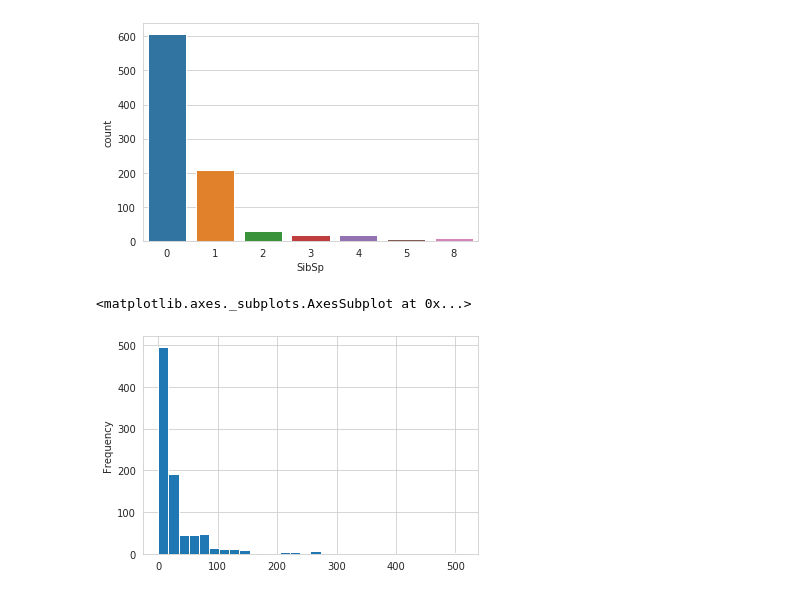
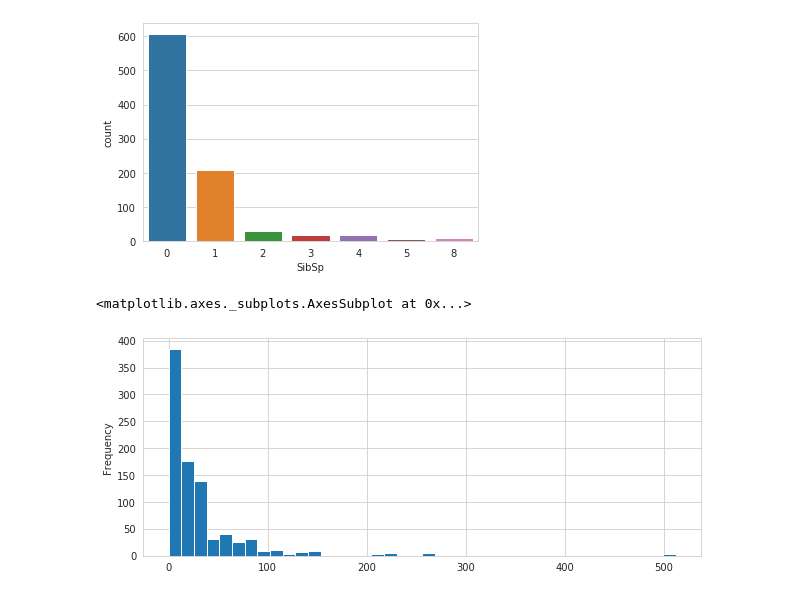
Before and after one commit to vlopez0392/Python-for-DS-and-ML-Bootcamp, a Jupyter notebook: 12-Logistic_Regression/01-Logistic_Regression_with_Python.ipynb, the cells around one changed output. Cells and saved outputs as stored; diff of their text form; code cells hidden in the pictures.

```diff
--- a/12-Logistic_Regression/01-Logistic_Regression_with_Python.ipynb
+++ b/12-Logistic_Regression/01-Logistic_Regression_with_Python.ipynb
@@ -139,7 +145,8 @@ sns.countplot(x = 'SibSp', data = train) ##Most of the people didn't had a sibli
 [figure]
 # %%
 ###Let's check the distribution of fares
-train['Fare'].plot(kind = 'hist', bins = 30)
+train['Fare'].plot(kind = 'hist', bins = 40, figsize = (10,4)) ## Most of the people paid 0 and 50 pounds/dollars
+                                                               ## Fares are distributed towards cheaper tickets
 # %% [output]
 <matplotlib.axes._subplots.AxesSubplot at 0x...>
-[figure, old version]
+[figure, new version]
```
Also changed, not shown: parts of 38 cells of this notebook, 1 other file.
